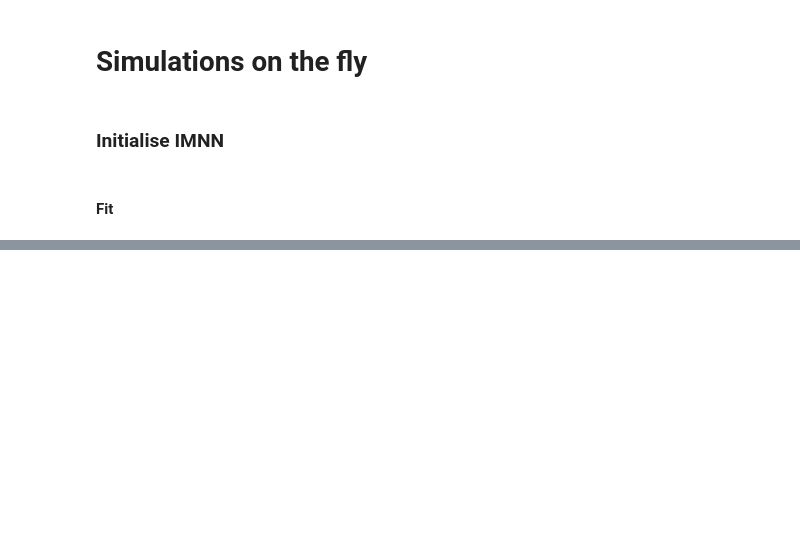
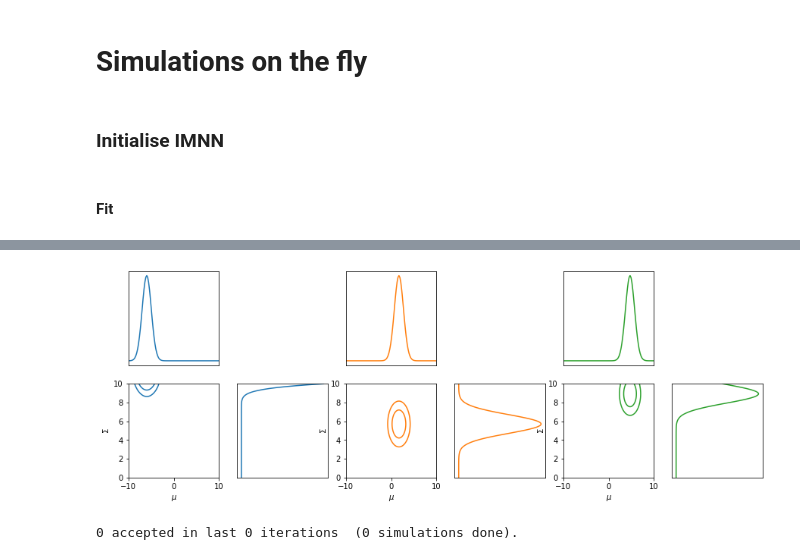
Before and after one commit to tlmakinen/imnn, a Jupyter notebook: examples/IMNN - JAX.ipynb, the cells around one changed output, grey strips where cells are left out. Drawn from its saved outputs; the diff is of its cells as text; code cells hidden in the pictures; blank space fills up the shorter version.

```diff
--- a/examples/IMNN - JAX.ipynb
+++ b/examples/IMNN - JAX.ipynb
@@ -125,0 +137,7 @@ GA.marginal_plot(labels=[r"$\mu$", r"$\Sigma$"]);
+# %%
+fig, ax = plt.subplots(2, 6, figsize=(15, 5))
+GA.marginal_plot(ax=ax[:, :2], labels=[r"$\mu$", r"$\Sigma$"], target=0, format=True);
+GA.marginal_plot(ax=ax[:, 2:4], labels=[r"$\mu$", r"$\Sigma$"], target=1, format=True);
+GA.marginal_plot(ax=ax[:, 4:], labels=[r"$\mu$", r"$\Sigma$"], target=2, format=True);
+# %% [output]
+[figure, added]
@@ -125,0 +146,5 @@ GA.marginal_plot(labels=[r"$\mu$", r"$\Sigma$"]);
+# %%
+rng, key = jax.random.split(rng)
+ABC(rng=key, n_samples=int(1e6), min_accepted=1000, max_iterations=1000, ϵ=0.1, smoothing=1);
+# %% [output]
+0 accepted in last 0 iterations  (0 simulations done).
```
Also changed, not shown: parts of 15 cells of this notebook, 7 other files.
